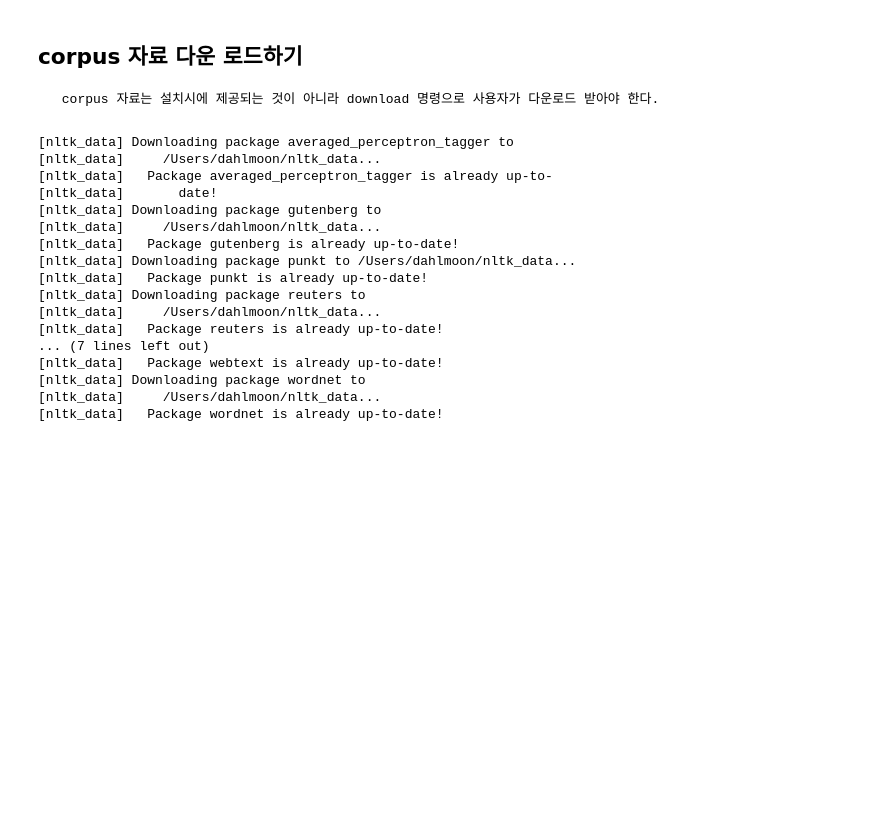
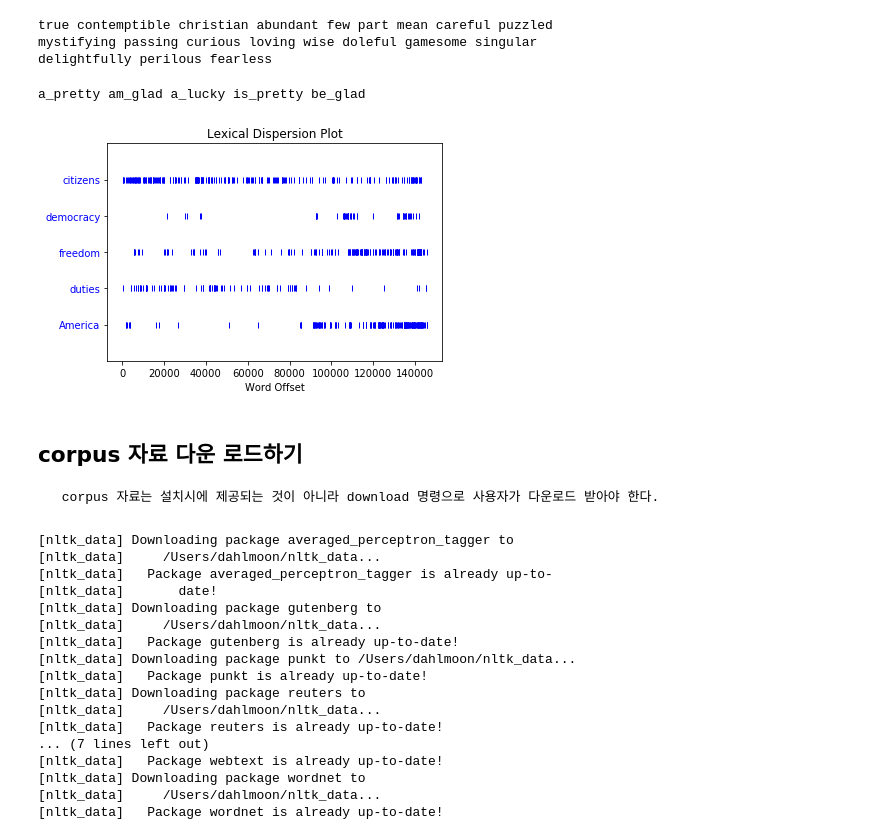
Before and after one commit to zerosum99/python_nltk, a Jupyter notebook: 코퍼스 모듈 이해하기.ipynb, the cells around one changed output. Cells and saved outputs as stored; diff of their text form; code cells hidden in the pictures; blank space fills up the shorter version.

```diff
--- a/코퍼스 모듈 이해하기.ipynb
+++ b/코퍼스 모듈 이해하기.ipynb
@@ -3,3 +40,17 @@ import nltk
+# %%
+text1.similar("monstrous")
+# %% [output]
+true contemptible christian abundant few part mean careful puzzled
+mystifying passing curious loving wise doleful gamesome singular
+delightfully perilous fearless
+# %%
+text2.common_contexts(["monstrous", "very"])
+# %% [output]
+a_pretty am_glad a_lucky is_pretty be_glad
+# %%
+text4.dispersion_plot(["citizens", "democracy", "freedom", "duties", "America"])
+# %% [output]
+[figure, added]
 # %% [markdown]
 ## corpus 자료 다운 로드하기
 
```
Also changed, not shown: parts of 13 cells of this notebook, 2 other files.
